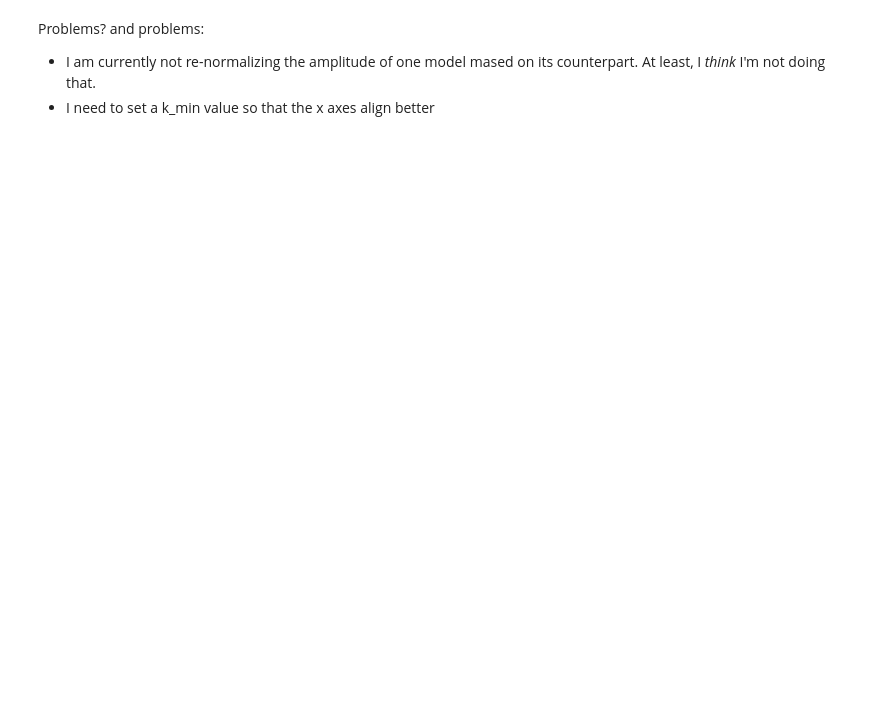
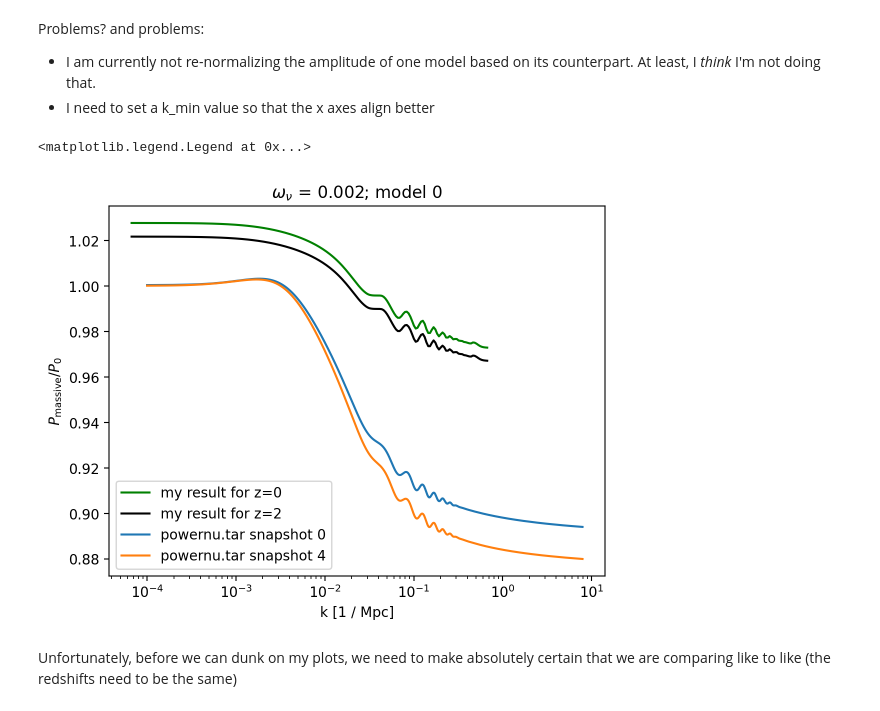
Before and after one commit to 3276908917/Master, a Jupyter notebook: CAMB_demo/rescaling_assignment.ipynb, the cells around one changed output. Saved outputs shown, nothing was run; the diff lists cells and outputs as text; code cells hidden in the pictures; blank space fills up the shorter version.

Commit message:
We have some data to work with. I hope that some further investigation will yield some hints about where we are making a mistake.

```diff
--- a/CAMB_demo/rescaling_assignment.ipynb
+++ b/CAMB_demo/rescaling_assignment.ipynb
@@ -164,4 +167,35 @@ for i in range(0, 3):
 # %% [markdown]
 Problems? and problems:
-* I am currently not re-normalizing the amplitude of one model mased on its counterpart. At least, I *think* I'm not doing that.
+* I am currently not re-normalizing the amplitude of one model based on its counterpart. At least, I *think* I'm not doing that.
 * I need to set a k_min value so that the x axes align better
+# %%
+baseline = pd.read_csv("power_nu/Aletheia_powernu_zorig_nu0.002_caso0_0000.dat",
+                       names=["k", "P_no", "P_nu", "ratio"], sep='\s+')
+baseline_max = pd.read_csv("power_nu/Aletheia_powernu_zorig_nu0.002_caso0_0004.dat",
+                       names=["k", "P_no", "P_nu", "ratio"], sep='\s+')
+# %%
+# Let's just look at model 0 for the initial comparisons
+i = 0
+# Let's just look at redshift 0 for the initial comparisons
+""" but the question is... is this the same redshift
+as the plot to which I am comparing? """
+j = 4
+
+h = cosm.loc[i]["h"]
+plt.plot(k_massless_list[i] * h, p_massive_list[i][j] / p_massless_list[i][j],
+             label="my result for z=0", c=colors[i])
+j = 0 # This will correspond to z=2 for the model0 case.
+plt.plot(k_massless_list[i] * h, p_massive_list[i][j] / p_massless_list[i][j],
+             label="my result for z=2", c="black")
+plt.plot(baseline["k"], baseline["ratio"], label="powernu.tar snapshot 0")
+plt.plot(baseline_max["k"], baseline_max["ratio"], label="powernu.tar snapshot 4")
+plt.xscale('log')
+plt.xlabel(r"k [1 / Mpc]")
+plt.ylabel(r"$P_\mathrm{massive} / P_0$")
+plt.title(r"$\omega_\nu$ = " + str(omega_nu[omega_index]) + "; model 0")
+plt.legend()
+# %% [output]
+<matplotlib.legend.Legend at 0x...>
+[figure, added]
+# %% [markdown]
+Unfortunately, before we can dunk on my plots, we need to make absolutely certain that we are comparing like to like (the redshifts need to be the same)
```
Also changed, not shown: parts of 5 cells of this notebook, 4 other files.
